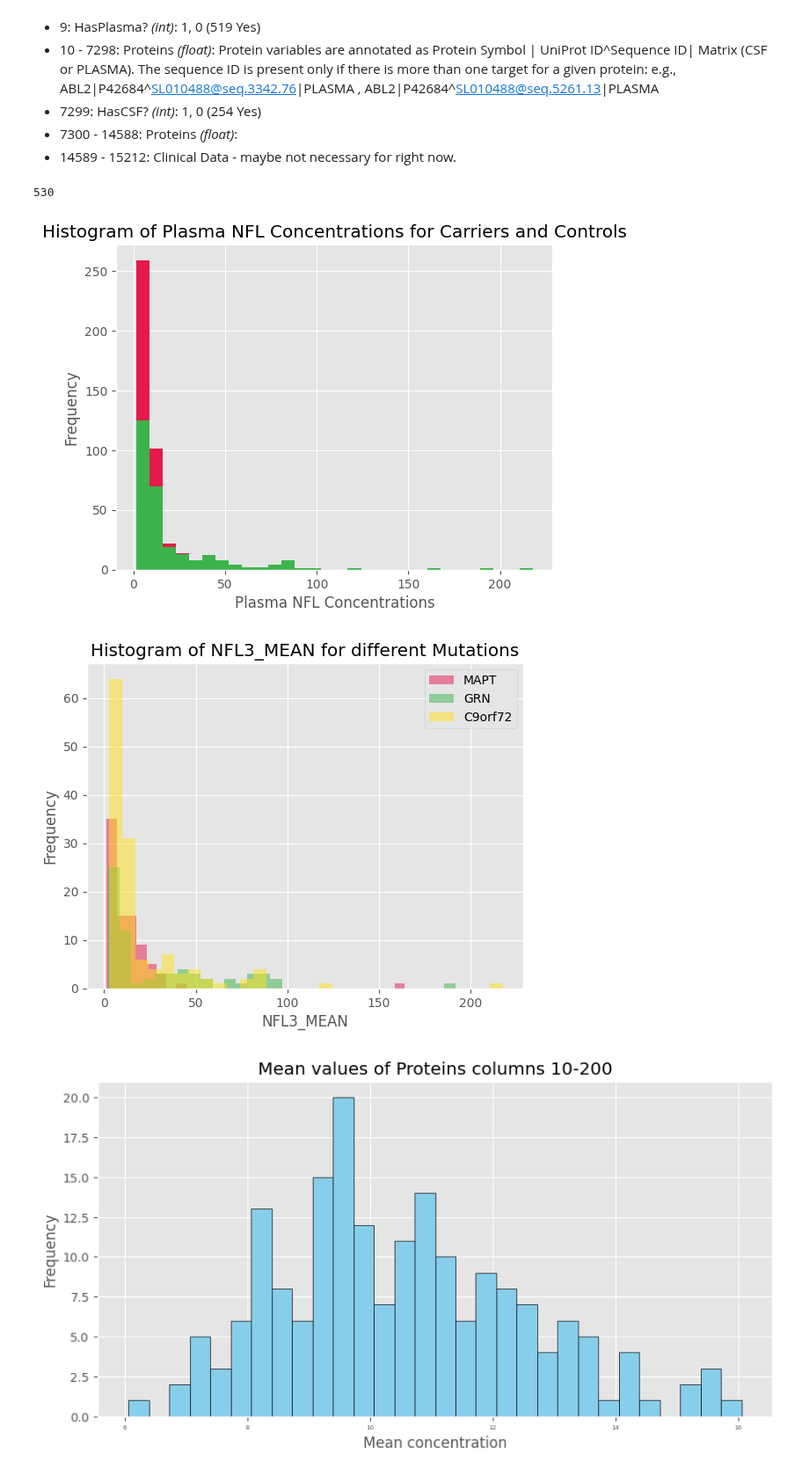
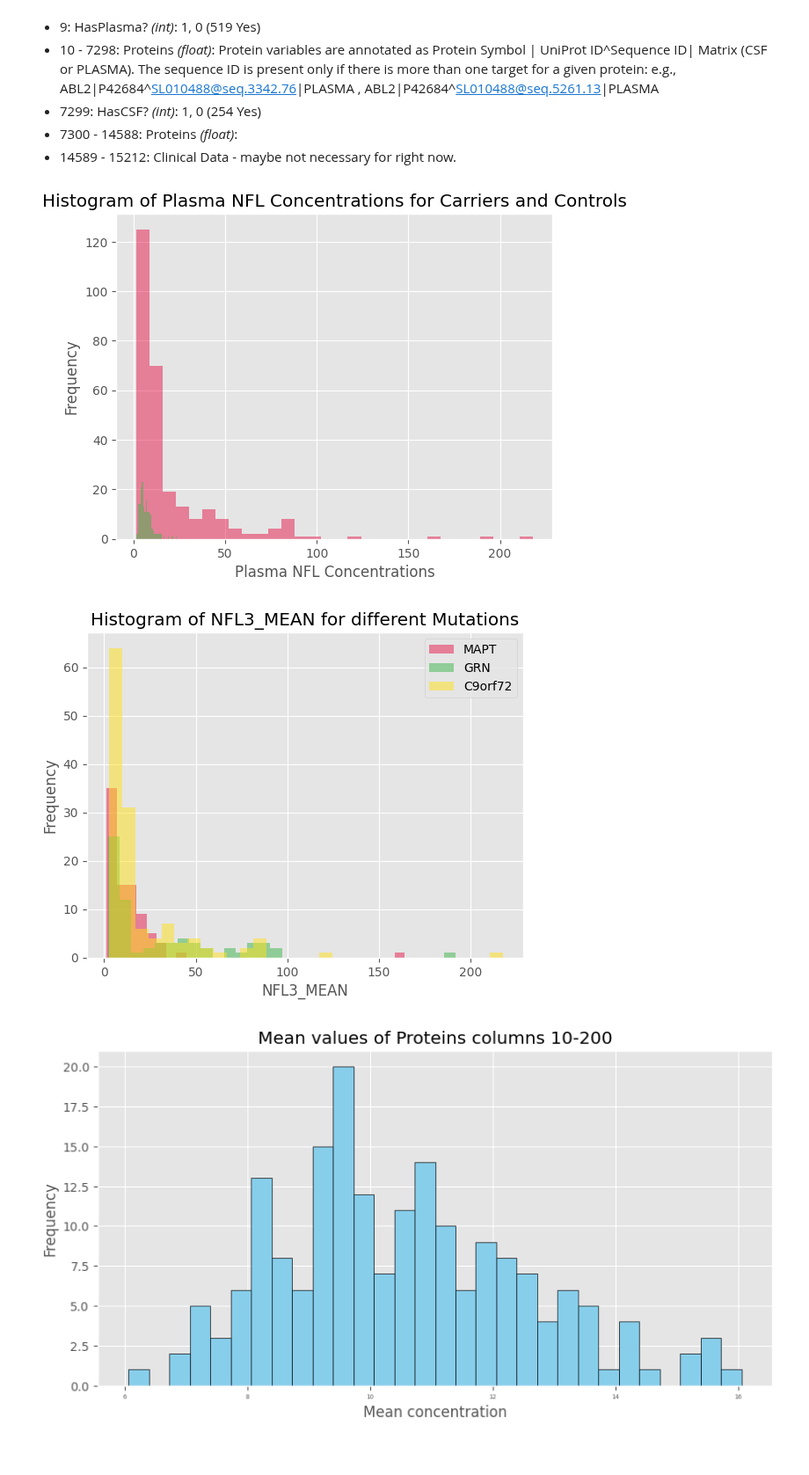
Before and after one commit to geometric-intelligence/proteo, a Jupyter notebook: proteo/data_exploration.ipynb, the cells around one changed output. Shown at 88% size. Saved outputs shown, nothing was run; the diff lists cells and outputs as text; code cells hidden in the pictures.

Commit message:
Small fixes, data exploration for adj_matrix

```diff
--- a/proteo/data_exploration.ipynb
+++ b/proteo/data_exploration.ipynb
@@ -40,42 +40,43 @@ data = pd.read_csv('datasets/data/ALLFTD_dataset_for_nina_louisa.csv')
 # Display the first few rows of the data
 data.head()
 
+#TO DO: make sure this number is correct
+controls = data[data['Carrier.Status'].str.contains('CTL')]
 # Plot a histogram of the 'NFL3_MEAN' column
-data['NFL3_MEAN'].hist(bins=30)
 
 carriers = data[data['Carrier.Status'].str.contains('Carrier')]
 
-plt.hist(carriers['NFL3_MEAN'], bins=30)
+plt.hist(carriers['NFL3_MEAN'], bins=30, alpha=0.5, label='Carrier')
+plt.hist(controls['NFL3_MEAN'], bins=30, alpha=0.5, label='Control')
 
 # Add title and labels
 plt.title('Histogram of Plasma NFL Concentrations for Carriers and Controls')
 plt.xlabel('Plasma NFL Concentrations')
 plt.ylabel('Frequency')
 
 plt.figure()
 plt.style.use('ggplot')
 my_palette = ['#e6194b', '#3cb44b', '#ffe119', '#0082c8', '#f58231', '#911eb4']
 sns.set_palette(my_palette)
 
 # Filter data based on Mutation
 mapt_data = data[data['Mutation'] == 'MAPT']['NFL3_MEAN']
 grn_data = data[data['Mutation'] == 'GRN']['NFL3_MEAN']
 c903_data = data[data['Mutation'] == 'C9orf72']['NFL3_MEAN']
 
 # Plot histograms
 plt.hist(mapt_data, bins=30, alpha=0.5, label='MAPT')
 plt.hist(grn_data, bins=30, alpha=0.5, label='GRN')
 plt.hist(c903_data, bins=30, alpha=0.5, label='C9orf72')
 
 plt.xlabel('NFL3_MEAN')
 plt.ylabel('Frequency')
 plt.title('Histogram of NFL3_MEAN for different Mutations')
 plt.legend(loc='upper right')
 
 plt.show()
 # %% [output]
-530
-[figure, old version]
+[figure, new version]
 [figure]
 # %%
 mean_values = data.iloc[:, 10:200].mean()
```
Also changed, not shown: parts of 3 cells of this notebook, 4 other files.
